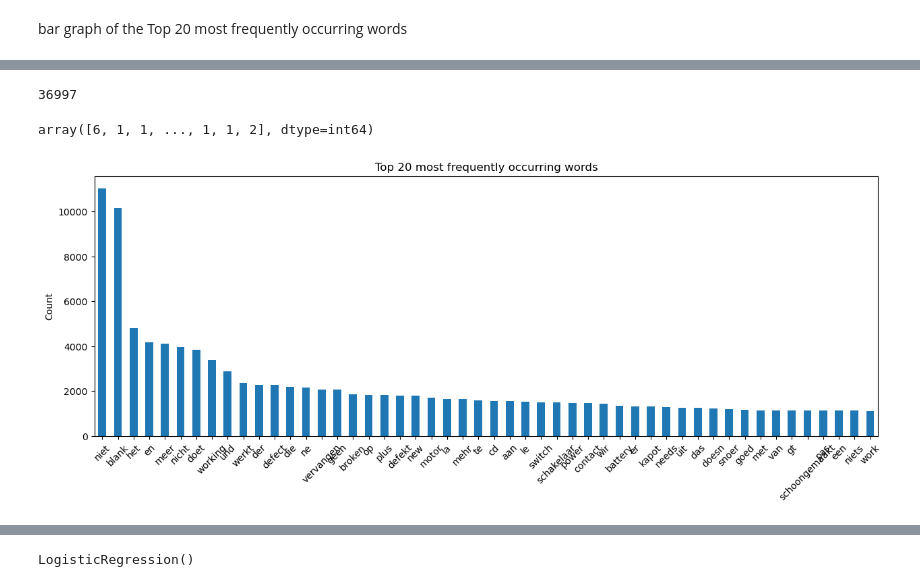
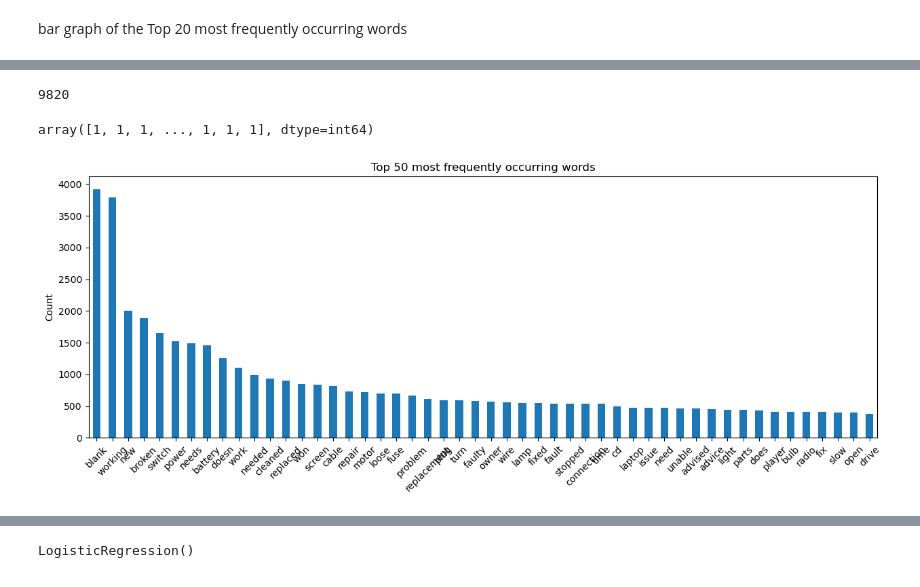
Before and after one commit to DrewChauD/BrainStation-Data-Science-Capstone, a Jupyter notebook: Notebooks/Andrew_Chau_BrainStation_DS_Capstone.ipynb, the cells around one changed output, grey strips where cells are left out. Cells and saved outputs as stored; diff of their text form; code cells hidden in the pictures.

Commit message:
added more visualizations and refined the modeling process

```diff
--- a/Notebooks/Andrew_Chau_BrainStation_DS_Capstone.ipynb
+++ b/Notebooks/Andrew_Chau_BrainStation_DS_Capstone.ipynb
@@ -898,7 +970,8 @@ from sklearn.linear_model import LogisticRegression
 Loading the dataset into a pandas dataframe with pd.read_csv()
 then reducing it down to just the 'repair_status' and 'problem' columns
 # %%
-ldf = pd.read_csv("data/OpenRepairData_v0.3_aggregate_202303.csv")
+#ldf = pd.read_csv("data/OpenRepairData_v0.3_aggregate_202303.csv")
+ldf = dfc
 ldf = ldf[['repair_status', 'problem']]
 ldf
 # %% [output]
@@ -1083,7 +1156,8 @@ dividing the data between train and test sections using sklearn's train_test_spl
 from sklearn.model_selection import train_test_split
 from matplotlib import pyplot as plt
 # %%
-ndf = pd.read_csv("data/OpenRepairData_v0.3_aggregate_202303.csv")
+#ndf = pd.read_csv("data/OpenRepairData_v0.3_aggregate_202303.csv")
+ndf = dfc
 # %%
 ndf['country'].unique()
 # %% [output]
@@ -1094,5 +1170,5 @@ array(['DEU', 'AUT', 'AUS', 'BEL', 'CAN', 'CHE', 'ESP', 'FRA', 'GBR',
 # %%
-#ndf = (df.loc[ndf['country'].isin(['GBR','CAN', 'AUS', 'NZL', 'IRL', 'USA'])])
+ndf = (df.loc[ndf['country'].isin(['GBR','CAN', 'AUS', 'NZL', 'IRL', 'USA'])])
 # %%
 ndf = ndf[['repair_status', 'problem']]
 ndf
@@ -1116,7 +1192,7 @@ ndf = ndf.fillna('blank')
 X = ndf['problem']
 y = ndf['repair_status']
 # %%
-X_train, X_test, y_train, y_test = train_test_split(X, y, test_size=0.33, random_state=42)
+X_train, X_test, y_train, y_test = train_test_split(X, y, test_size=0.20, random_state=42)
 # %%
 X_train.shape
 # %% [output]
@@ -1224,23 +1304,23 @@ display(pd.DataFrame({"total_corpus_count": counts[0]}, index=samples).T)
 # %%
 len(bagofwords.get_feature_names_out())
 # %% [output]
-36997
+9820
 # %%
 X_train_transformed.toarray().sum(axis=0)
 # %% [output]
-array([6, 1, 1, ..., 1, 1, 2], dtype=int64)
+array([1, 1, 1, ..., 1, 1, 1], dtype=int64)
 # %%
 word_counts = pd.DataFrame(
     {"counts": X_train_transformed.toarray().sum(axis=0)},
     index=bagofwords.get_feature_names_out()
 ).sort_values("counts", ascending=False)
 
 word_counts.head(50).plot(kind="bar", figsize=(15, 5), legend=False)
-plt.title("Top 20 most frequently occurring words")
+plt.title("Top 50 most frequently occurring words")
 plt.ylabel("Count")
 plt.xticks(rotation=45)
 plt.show()
 # %% [output]
-[figure, old version]
+[figure, new version]
 # %%
 # Fitting a model
```
Also changed, not shown: parts of 40 cells of this notebook.
